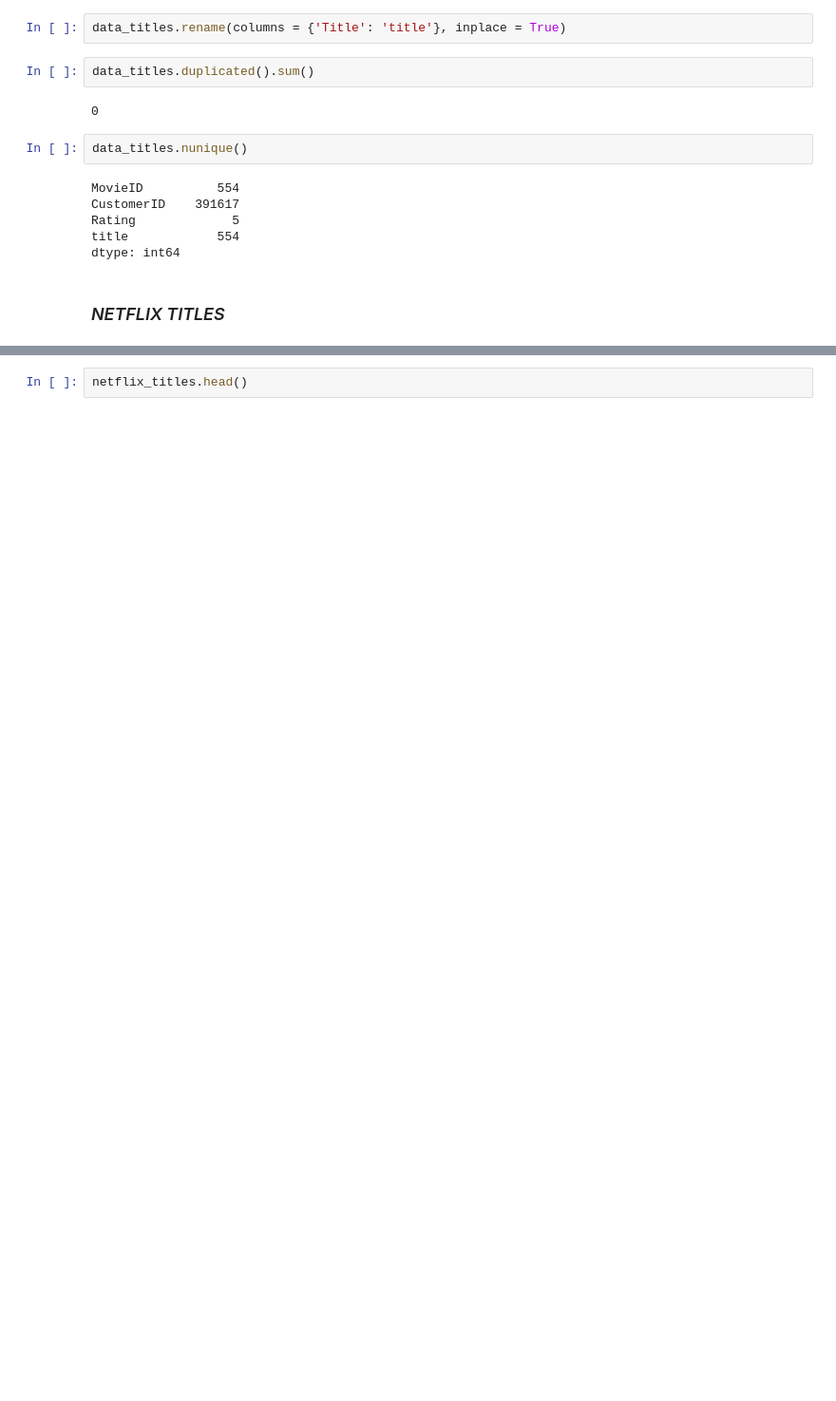
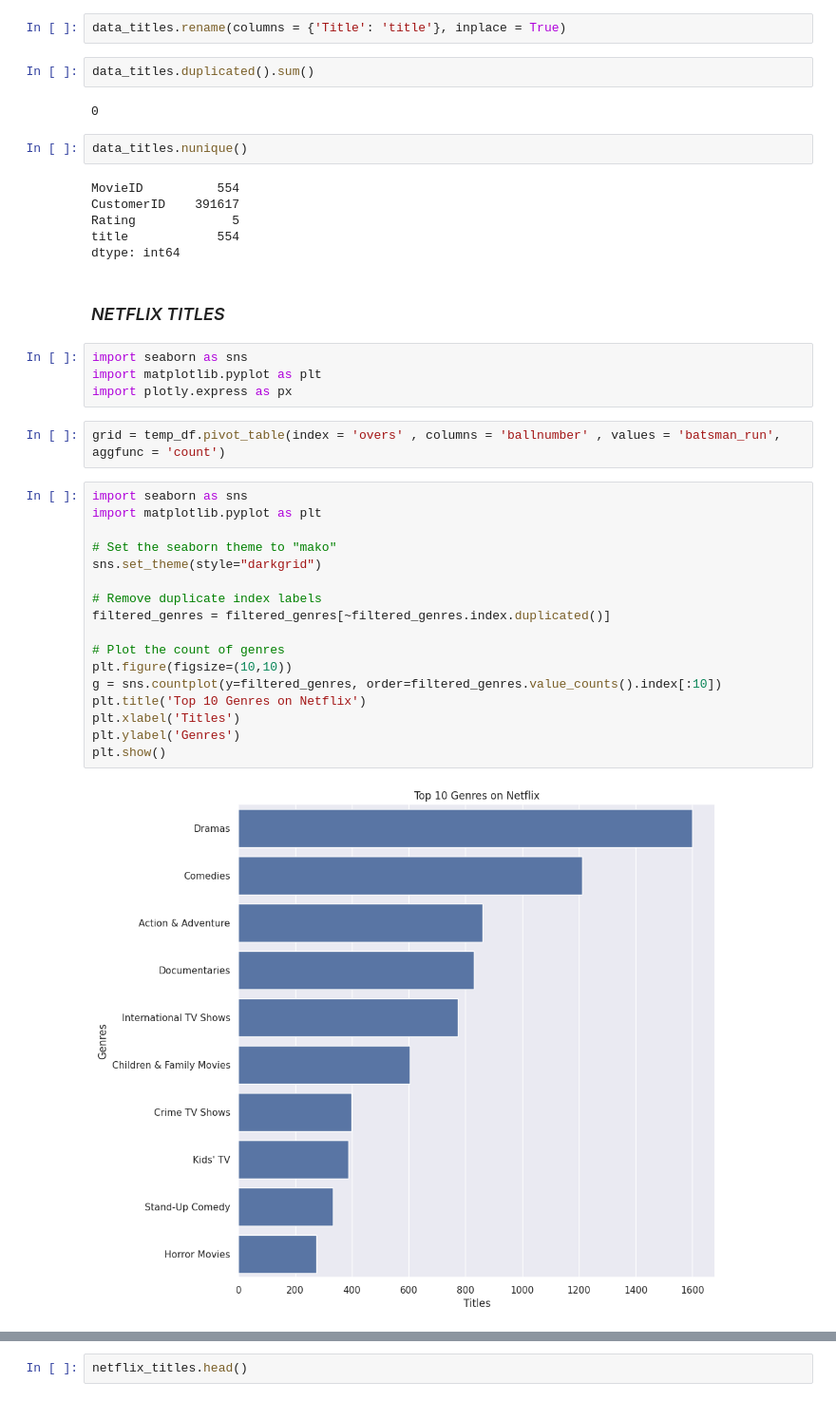
Before and after one commit to NityaVerma19/Movie-recommendation, a Jupyter notebook: merged_datasets.ipynb, the cells around one changed output, grey strips where cells are left out. Shown: that part at 95% size. Saved outputs shown, nothing was run; the diff lists cells and outputs as text; blank space fills up the shorter version.

```diff
--- a/merged_datasets.ipynb
+++ b/merged_datasets.ipynb
@@ -139,3 +140,28 @@ title            554
 dtype: int64
 # %% [markdown]
 ### *NETFLIX TITLES*
+# %%
+import seaborn as sns
+import matplotlib.pyplot as plt
+import plotly.express as px
+# %%
+grid = temp_df.pivot_table(index = 'overs' , columns = 'ballnumber' , values = 'batsman_run', aggfunc = 'count')
+# %%
+import seaborn as sns
+import matplotlib.pyplot as plt
+
+# Set the seaborn theme to "mako"
+sns.set_theme(style="darkgrid")
+
+# Remove duplicate index labels
+filtered_genres = filtered_genres[~filtered_genres.index.duplicated()]
+
+# Plot the count of genres
+plt.figure(figsize=(10,10))
+g = sns.countplot(y=filtered_genres, order=filtered_genres.value_counts().index[:10])
+plt.title('Top 10 Genres on Netflix')
+plt.xlabel('Titles')
+plt.ylabel('Genres')
+plt.show()
+# %% [output]
+[figure, added]
```
Also changed, not shown: parts of 6 cells of this notebook.
